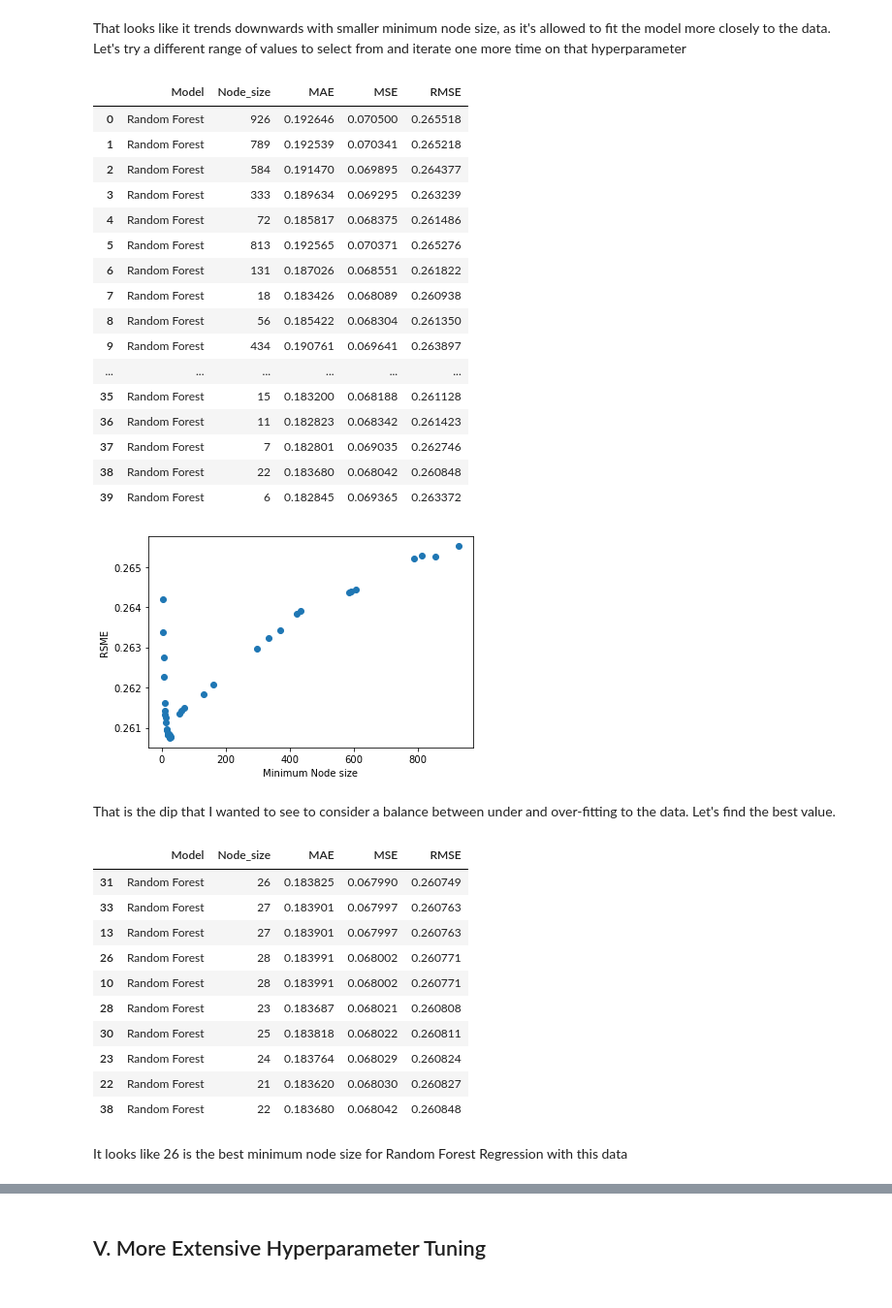
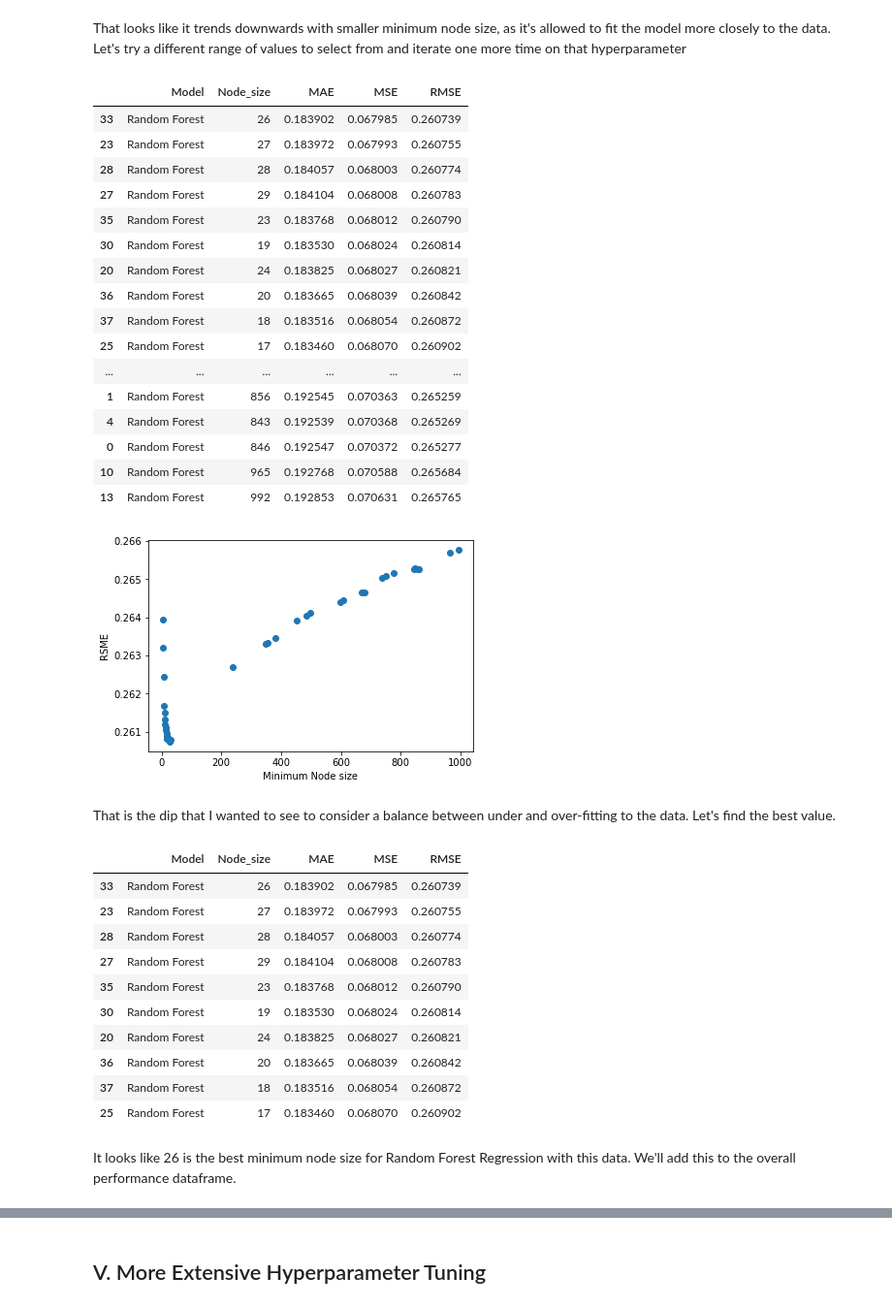
Before and after one commit to shahinrostami/Shopify-CLV, a Jupyter notebook: Cap2_PreProcessing_Modeling.ipynb, the cells around one changed output, grey strips where cells are left out. Shown at 97% size. Cells and saved outputs as stored; diff of their text form; code cells hidden in the pictures.

```diff
--- a/Cap2_PreProcessing_Modeling.ipynb
+++ b/Cap2_PreProcessing_Modeling.ipynb
@@ -19,7 +20,7 @@ import pickle
 os.chdir("C:\Springboard\Github\Capstone2_cust\Intermediate_Data")
 # %%
 # load picked version of X
-X = pickle.load(open("X1.pkl", "rb"))
+X = pickle.load(open("X2.pkl", "rb"))
 # look at the first 10 rows of this file
 X.head(10)
 # %% [output]
@@ -229,7 +229,7 @@ X
 That looks good. Let's load Y.
 # %%
 # load picked version of X
-y = pickle.load(open("Y1.pkl", "rb"))
+y = pickle.load(open("Y2.pkl", "rb"))
 # look at the first 10 rows of this file
 y.head(10)
 # %% [output]
@@ -641,0 +645,14 @@ These look like great models (except for the first Linear Regression). Let's see
+# %%
+# initiate the XGB Regressor
+xg_reg = xgb.XGBRegressor(objective ='reg:squarederror', colsample_bytree = 0.3, learning_rate = 0.1,
+                max_depth = 5, alpha = 10, n_estimators = 10)
+# fit the model
+xg_reg.fit(X1_train,y_train)
+# predict on the model
+y_pred1_xgb = xg_reg.predict(X1_test)
+# get scores of the model
+m8_MAE = mean_absolute_error(y_test, y_pred1_xgb)
+m8_MSE = mean_squared_error(y_test, y_pred1_xgb)
+m8_RMSE = m8_MSE**0.5
+perform = perform.append({'Model':'X Gradient Boost', 'MAE':m8_MAE, 'MSE':m8_MSE, 'RMSE':m8_RMSE}, ignore_index=True)
+perform
@@ -699,42 +729,42 @@ That looks like it trends downwards with smaller minimum node size, as it's allo
 # %%
 # much smaller minimum node size
 node_size = random.sample(range(5,30), 20)
 
 # we'll add on to the existing DF so we get a better look at the full curve
 
 # loops through the number of leaves
 for n in node_size:
     reg_h = RandomForestRegressor(min_samples_leaf=n, random_state=33)
     model_rf_h = reg_h.fit(X1_train,y_train)
     y_pred1_rf_h = reg_h.predict(X1_test)
     # Mean Absolute Error
     MAE1 = mean_absolute_error(y_test, y_pred1_rf_h)
     # Mean Squared Error
     MSE1 = mean_squared_error(y_test, y_pred1_rf_h)
     # root mean squared error
     RMSE1 = MSE1**0.5
     # add to performance DF
-    perform_h = perform_h.append({'Model':'Random Forest', 'Node_size':n, 'MAE':MAE1, 'MSE': MSE1, 'RMSE':RMSE1}, ignore_index=True)
+    perform_h = perform_h.append({'Model':'Random Forest Tune 1', 'Node_size':n, 'MAE':MAE1, 'MSE': MSE1, 'RMSE':RMSE1}, ignore_index=True)
 
-perform_h
+perform_h.sort_values('RMSE', ascending=True)
 # %% [output]
 |  | Model | Node_size | MAE | MSE | RMSE |
-| 0 | Random Forest | 926 | 0.192646 | 0.070500 | 0.265518 |
-| 1 | Random Forest | 789 | 0.192539 | 0.070341 | 0.265218 |
-| 2 | Random Forest | 584 | 0.191470 | 0.069895 | 0.264377 |
-| 3 | Random Forest | 333 | 0.189634 | 0.069295 | 0.263239 |
-| 4 | Random Forest | 72 | 0.185817 | 0.068375 | 0.261486 |
-| 5 | Random Forest | 813 | 0.192565 | 0.070371 | 0.265276 |
-| 6 | Random Forest | 131 | 0.187026 | 0.068551 | 0.261822 |
-| 7 | Random Forest | 18 | 0.183426 | 0.068089 | 0.260938 |
-| 8 | Random Forest | 56 | 0.185422 | 0.068304 | 0.261350 |
-| 9 | Random Forest | 434 | 0.190761 | 0.069641 | 0.263897 |
+| 33 | Random Forest | 26 | 0.183902 | 0.067985 | 0.260739 |
+| 23 | Random Forest | 27 | 0.183972 | 0.067993 | 0.260755 |
+| 28 | Random Forest | 28 | 0.184057 | 0.068003 | 0.260774 |
+| 27 | Random Forest | 29 | 0.184104 | 0.068008 | 0.260783 |
+| 35 | Random Forest | 23 | 0.183768 | 0.068012 | 0.260790 |
+| 30 | Random Forest | 19 | 0.183530 | 0.068024 | 0.260814 |
+| 20 | Random Forest | 24 | 0.183825 | 0.068027 | 0.260821 |
+| 36 | Random Forest | 20 | 0.183665 | 0.068039 | 0.260842 |
+| 37 | Random Forest | 18 | 0.183516 | 0.068054 | 0.260872 |
+| 25 | Random Forest | 17 | 0.183460 | 0.068070 | 0.260902 |
 | ... | ... | ... | ... | ... | ... |
-| 35 | Random Forest | 15 | 0.183200 | 0.068188 | 0.261128 |
-| 36 | Random Forest | 11 | 0.182823 | 0.068342 | 0.261423 |
-| 37 | Random Forest | 7 | 0.182801 | 0.069035 | 0.262746 |
-| 38 | Random Forest | 22 | 0.183680 | 0.068042 | 0.260848 |
-| 39 | Random Forest | 6 | 0.182845 | 0.069365 | 0.263372 |
+| 1 | Random Forest | 856 | 0.192545 | 0.070363 | 0.265259 |
+| 4 | Random Forest | 843 | 0.192539 | 0.070368 | 0.265269 |
+| 0 | Random Forest | 846 | 0.192547 | 0.070372 | 0.265277 |
+| 10 | Random Forest | 965 | 0.192768 | 0.070588 | 0.265684 |
+| 13 | Random Forest | 992 | 0.192853 | 0.070631 | 0.265765 |
 # %%
 # plot the minimum node size versus the RSME
 plt.scatter(perform_h['Node_size'], perform_h['RMSE'])
@@ -742,22 +772,22 @@ plt.xlabel('Minimum Node size')
 plt.ylabel('RSME')
 plt.show()
 # %% [output]
-[figure, old version]
+[figure, new version]
 # %% [markdown]
 That is the dip that I wanted to see to consider a balance between under and over-fitting to the data. Let's find the best value.
 # %%
 perform_h.sort_values('RMSE', ascending=True).head(10)
 # %% [output]
 |  | Model | Node_size | MAE | MSE | RMSE |
-| 31 | Random Forest | 26 | 0.183825 | 0.067990 | 0.260749 |
-| 33 | Random Forest | 27 | 0.183901 | 0.067997 | 0.260763 |
-| 13 | Random Forest | 27 | 0.183901 | 0.067997 | 0.260763 |
-| 26 | Random Forest | 28 | 0.183991 | 0.068002 | 0.260771 |
-| 10 | Random Forest | 28 | 0.183991 | 0.068002 | 0.260771 |
-| 28 | Random Forest | 23 | 0.183687 | 0.068021 | 0.260808 |
-| 30 | Random Forest | 25 | 0.183818 | 0.068022 | 0.260811 |
-| 23 | Random Forest | 24 | 0.183764 | 0.068029 | 0.260824 |
-| 22 | Random Forest | 21 | 0.183620 | 0.068030 | 0.260827 |
-| 38 | Random Forest | 22 | 0.183680 | 0.068042 | 0.260848 |
+| 33 | Random Forest | 26 | 0.183902 | 0.067985 | 0.260739 |
+| 23 | Random Forest | 27 | 0.183972 | 0.067993 | 0.260755 |
+| 28 | Random Forest | 28 | 0.184057 | 0.068003 | 0.260774 |
+| 27 | Random Forest | 29 | 0.184104 | 0.068008 | 0.260783 |
+| 35 | Random Forest | 23 | 0.183768 | 0.068012 | 0.260790 |
+| 30 | Random Forest | 19 | 0.183530 | 0.068024 | 0.260814 |
+| 20 | Random Forest | 24 | 0.183825 | 0.068027 | 0.260821 |
+| 36 | Random Forest | 20 | 0.183665 | 0.068039 | 0.260842 |
+| 37 | Random Forest | 18 | 0.183516 | 0.068054 | 0.260872 |
+| 25 | Random Forest | 17 | 0.183460 | 0.068070 | 0.260902 |
 # %% [markdown]
-It looks like 26 is the best minimum node size for Random Forest Regression with this data
+It looks like 26 is the best minimum node size for Random Forest Regression with this data. We'll add this to the overall performance dataframe.
```
Also changed, not shown: parts of 51 cells of this notebook.
